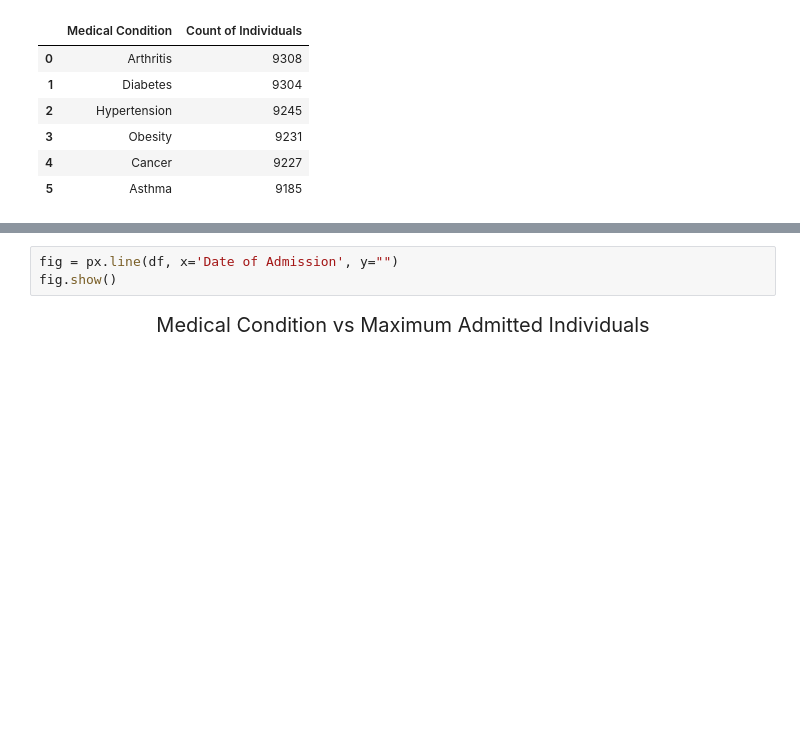
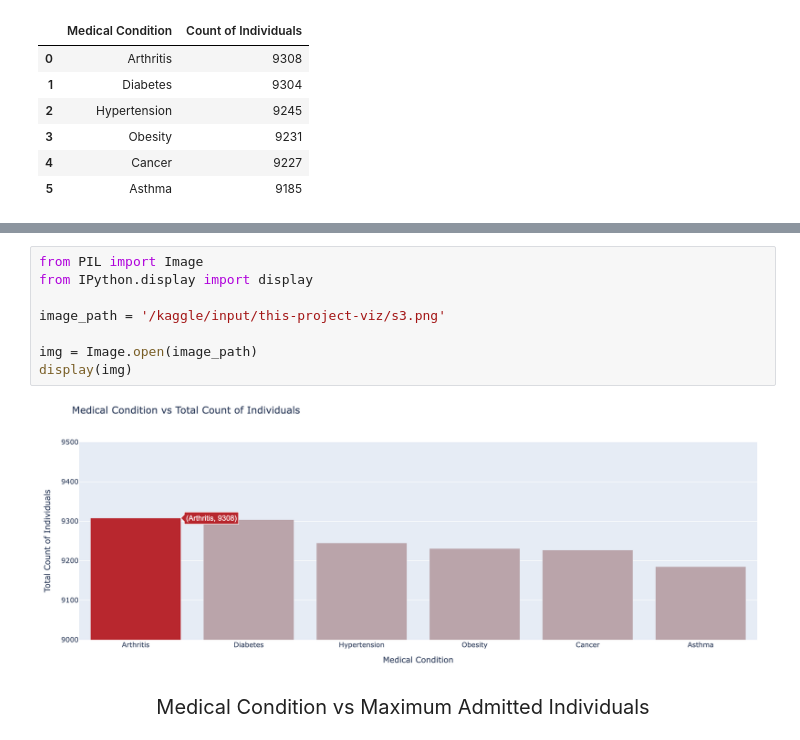
Before and after one commit to 1adityakadam/healthcare-eda, a Jupyter notebook: healthcare-eda.ipynb, the cells around one changed output, grey strips where cells are left out. Saved outputs shown, nothing was run; the diff lists cells and outputs as text; blank space fills up the shorter version.

```diff
--- a/healthcare-eda.ipynb
+++ b/healthcare-eda.ipynb
@@ -233,9 +263,16 @@ fig.update_layout(
 fig.show()
 # %% [output]
 [interactive output not drawn]
-# %%
-fig = px.line(df, x='Date of Admission', y="")
-fig.show()
+# %%
+from PIL import Image
+from IPython.display import display
+
+image_path = '/kaggle/input/this-project-viz/s3.png'
+
+img = Image.open(image_path)
+display(img)
+# %% [output]
+[figure, added]
 # %% [markdown]
 <div style='text-align:center;font-size:20px'>
  Medical Condition vs Maximum Admitted Individuals
```
Also changed, not shown: parts of 15 cells of this notebook.
